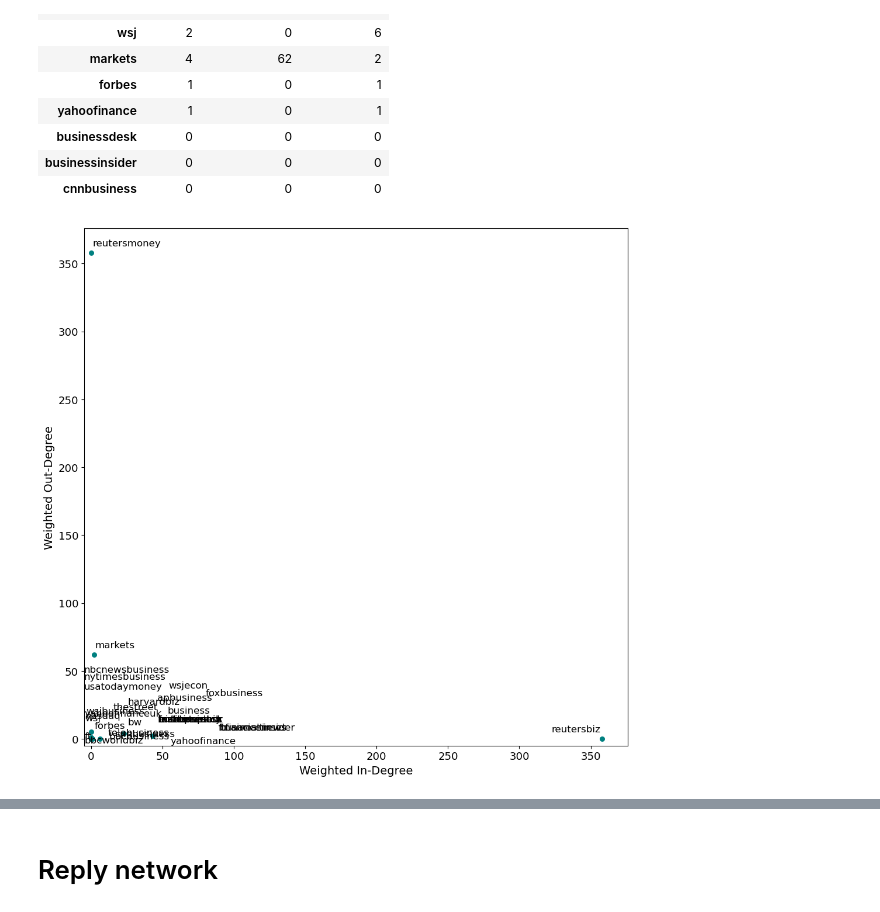
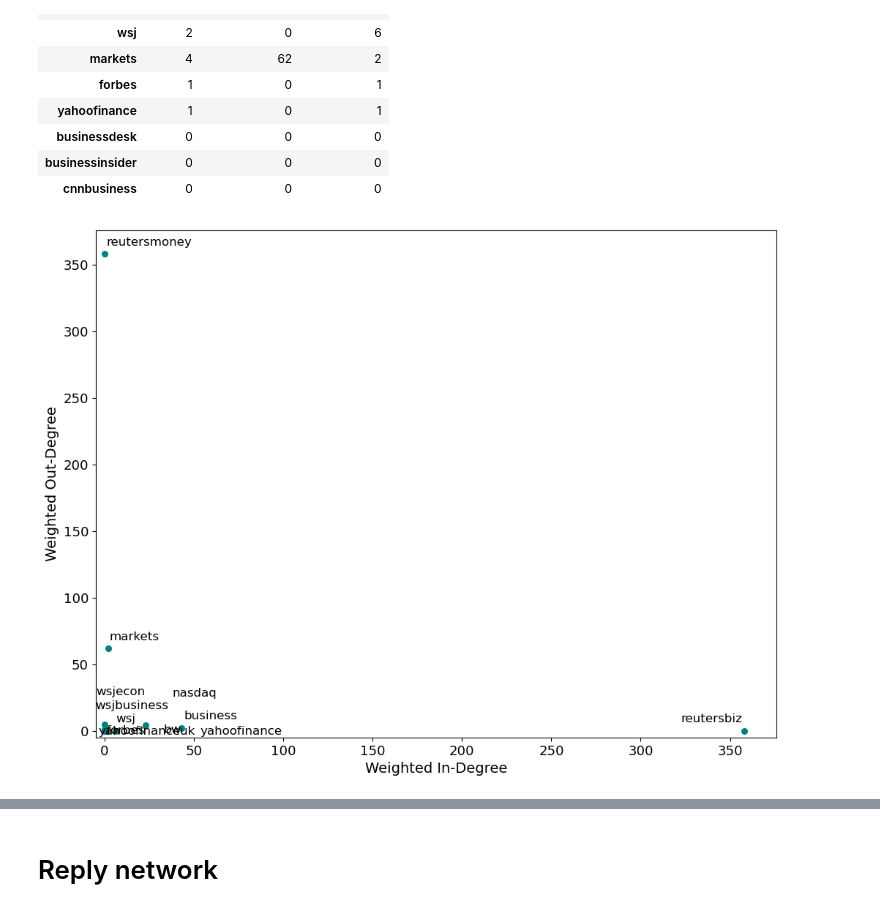
Before and after one commit to kbankowski/2022-11_data-academy, a Jupyter notebook: Level2/Group Projects/07_Network_Twitter/Project_Codes.ipynb, the cells around one changed output, grey strips where cells are left out. Saved outputs shown, nothing was run; the diff lists cells and outputs as text; code cells hidden in the pictures.

```diff
--- a/Level2/Group Projects/07_Network_Twitter/Project_Codes.ipynb
+++ b/Level2/Group Projects/07_Network_Twitter/Project_Codes.ipynb
@@ -461,26 +461,26 @@ df.sort_values(by="W-In-Degree", ascending=False).head(10)
 | cnnbusiness | 0 | 0 | 0 |
 # %%
 # produce a scatter plot
-ax = df.plot(kind="scatter", x="W-In-Degree", y="W-Out-Degree", figsize=(12, 11.5),
+ax = df.plot(kind="scatter", x="W-In-Degree", y="W-Out-Degree", figsize=(12, 9),
     fontsize=13, color="teal", s=30)
 ax.set_xlim(-5)
 ax.set_ylim(-5)
 ax.set_xlabel("Weighted In-Degree", fontsize=14)
 ax.set_ylabel("Weighted Out-Degree", fontsize=14);
 
 texts = []
 
 # Loop through the DataFrame and add data labels
-for index, row in df.iterrows():
+for index, row in df[(df['W-In-Degree'] != 0) | (df['W-Out-Degree'] != 0)].iterrows():
     label = index  # or any other label you want to use from the DataFrame
     text = ax.annotate(label, (row["W-In-Degree"], row["W-Out-Degree"]),
                 textcoords="offset points", xytext=(0, 5), ha='center', fontsize=12)
     texts.append(text)
 
 # Adjust the labels to prevent overlapping
 adjust_text(texts)
 
 plt.savefig('output_image4.png', dpi=300, bbox_inches='tight')
 # %% [output]
-[figure, old version]
+[figure, new version]
 # %%
```
Also changed, not shown: parts of 1 cell of this notebook, 2 other files.
